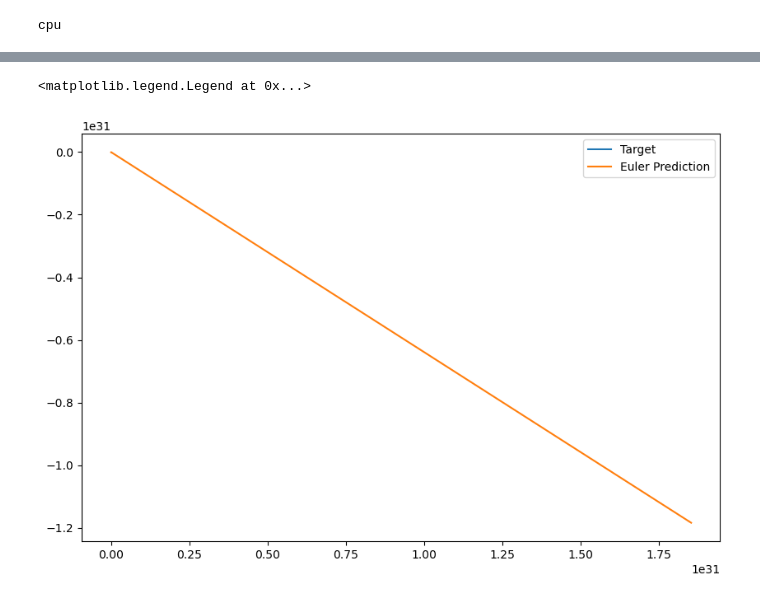
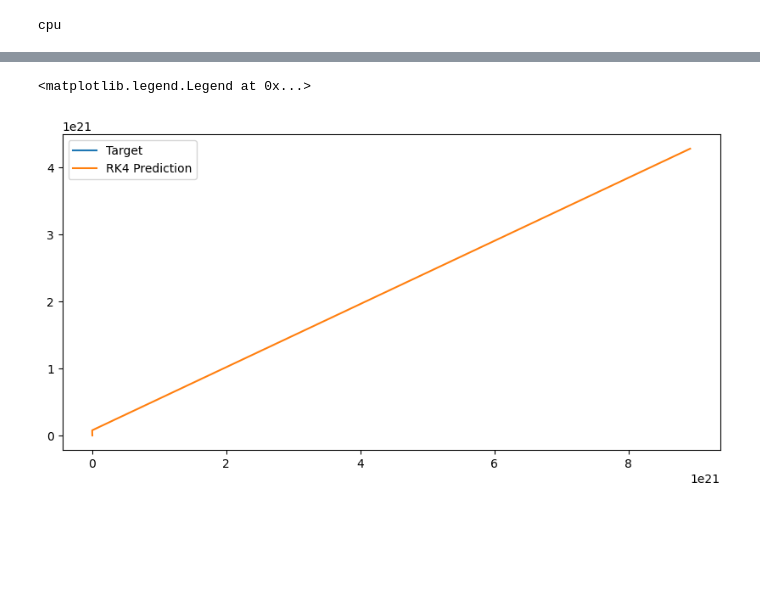
Before and after one commit to nandantumu/PIT, a Jupyter notebook: bin/ModelFitting.ipynb, the cells around one changed output, grey strips where cells are left out. Saved outputs shown, nothing was run; the diff lists cells and outputs as text; code cells hidden in the pictures; blank space fills up the shorter version.

Commit message:
model w/ hopefully correct real world data

```diff
--- a/bin/ModelFitting.ipynb
+++ b/bin/ModelFitting.ipynb
@@ -5,7 +5,7 @@ from torch import nn
 import numpy as np
 
 from pit.dynamics.dynamic_bicycle import DynamicBicycle
-from pit.parameters import NormalParameterGroup, CovariantNormalParameterGroup
+from pit.parameters import NormalParameterGroup, CovariantNormalParameterGroup, PointParameterGroup
 from pit.integration import Euler, RK4
 
 import matplotlib.pyplot as plt
@@ -16,15 +16,15 @@ DEVICE = "cuda" if torch.cuda.is_available() else "cpu"
 print(DEVICE)
 
 # input parameters
-map_name = 'Shoemaker'  # Nuerburgring,  SaoPaulo
-lap_number = 3  # 1 - faster, 2 - slower
-friction = '0-7'  # '1-1' - mu_x = 1.1, '0-7' - mu_x = 0.7
+map_name = 'SaoPaulo'  # Nuerburgring,  SaoPaulo
+lap_number = 2  # 1 - faster, 2 - slower
+friction = '1-1'  # '1-1' - mu_x = 1.1, '0-7' - mu_x = 0.7
 
-# # visualization
+# visualization
 # with open('dataset_%s_%s_lap%s.json' % (friction, map_name, lap_number), 'r') as f:
 #     data = json.load(f)
 
-with open('output_data.json', 'r') as f:
+with open('output_data_1.json', 'r') as f:
      data = json.load(f)
 # %% [output]
 cpu
@@ -32,17 +32,20 @@ cpu
 # %%
 timestep = 0.01
 # assert(data['time'][1] - data['time'][0] - timestep < 0.001)
-x = torch.tensor(data['x'])
-y = torch.tensor(data['y'])
-yaw = torch.tensor(data['yaw'])
-vx = torch.tensor(data['vx'])
-vy = torch.tensor(data['vy'])
-yaw_rate = torch.tensor(data['yaw_rate'])
-steer_angle = torch.tensor(data['steer_angle'])
-drive_force = torch.tensor(data['drive_force'])
-steer_speed = torch.tensor(data['steer_speed'])
-# time = torch.tensor(data['time'])
-delta_times = torch.tensor(data['dt'])
+x = torch.tensor(data['x'][200:801])
+y = torch.tensor(data['y'][200:801])
+yaw = torch.tensor(data['yaw'][200:801])
+yaw_rate = torch.tensor(data['yaw_rate'][200:801])
+steer_angle = torch.tensor(data['steer_angle'][200:801])
+drive_force = torch.tensor(data['drive_force'][200:801])
+steer_speed = torch.tensor(data['steer_speed'][200:801])
+delta_times = torch.tensor(data['dt'][200:801])
+
+vx = torch.tensor(data['untranslated_vx'][200:801])
+vy = torch.tensor(data['untranslated_vy'][200:801])
+
+vy = -1 * vy
+vx = -1 * vx
 # try:
 #     delta_times = torch.tensor(data['dt'])
 # except KeyError:
@@ -210,4 +242,4 @@ RK4(
 )
 # %%
 with torch.no_grad():
-    euler_output_states = euler_integrator(initial_state, control_inputs, delta_times)
+    rk4_output_states = rk4_integrator(initial_state, control_inputs, delta_times)
@@ -214,15 +271,15 @@ with torch.no_grad():
 # %%
 # %%
 fig, ax = plt.subplots(1, 1, figsize=(10,10))
 LEN=20000
 ax.plot(target_states[:LEN, 0].cpu().numpy(), target_states[:LEN, 1].cpu().numpy(), label="Target")
-ax.plot(euler_output_states[:LEN, 0].detach().cpu().numpy(), euler_output_states[:LEN, 1].detach().cpu().numpy(), label="Euler Prediction")
-#ax.plot(rk4_output_states[:LEN, 0].detach().cpu().numpy(), rk4_output_states[:LEN, 1].detach().cpu().numpy(), label="RK4 Prediction")
+# ax.plot(euler_output_states[:LEN, 0].detach().cpu().numpy(), euler_output_states[:LEN, 1].detach().cpu().numpy(), label="Euler Prediction")
+ax.plot(rk4_output_states[:LEN, 0].detach().cpu().numpy(), rk4_output_states[:LEN, 1].detach().cpu().numpy(), label="RK4 Prediction")
 ax.set_aspect(1.0)
 ax.legend()
 # %% [output]
 <matplotlib.legend.Legend at 0x...>
-[figure, old version]
+[figure, new version]
 # %%
 # %%
 from tqdm.auto import tqdm
```
Also changed, not shown: parts of 11 cells of this notebook, 1 other file.
